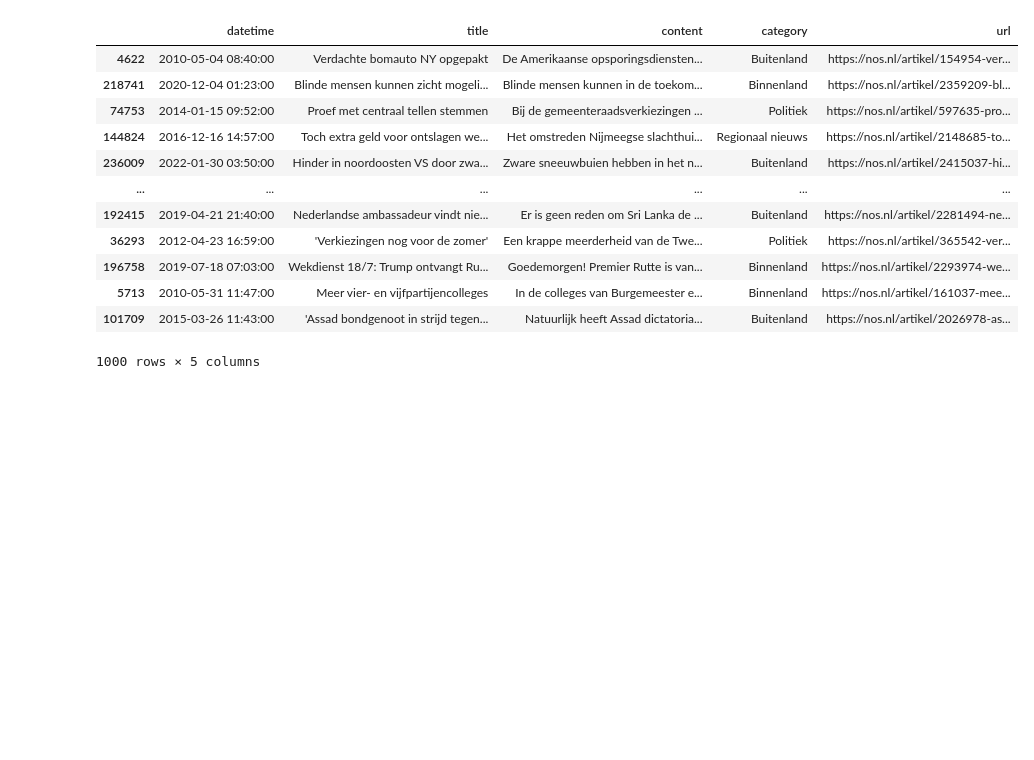
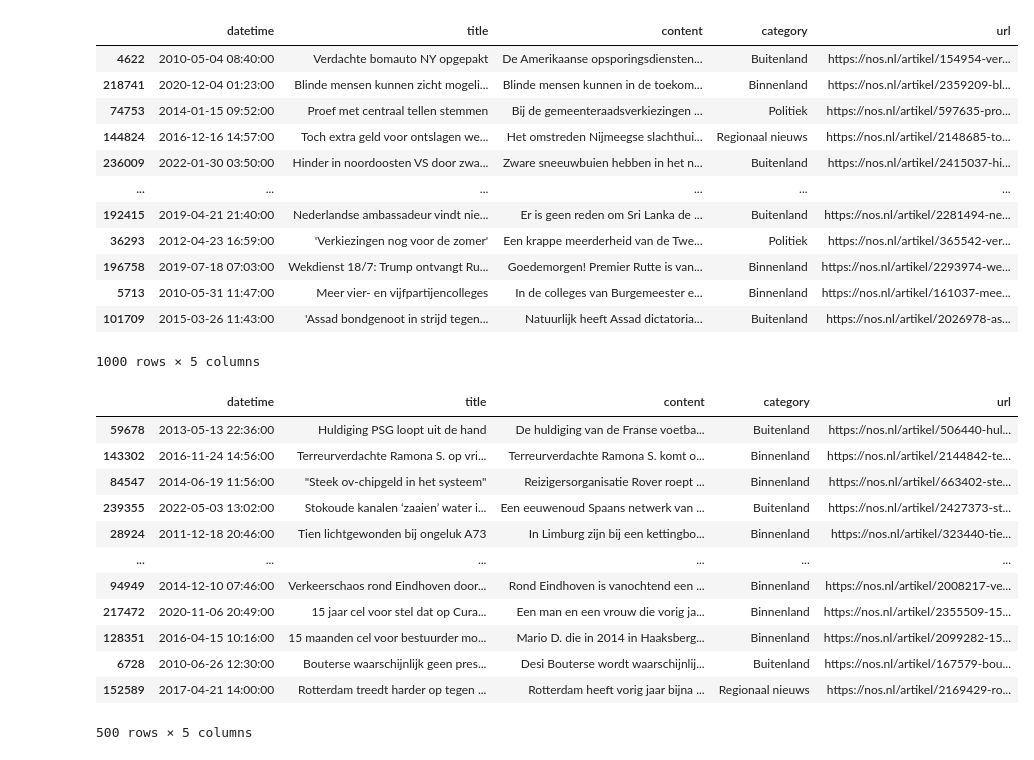
Before and after one commit to Jessay-Uni/scriptie_informatiekunde, a Jupyter notebook: dataset/selection.ipynb, the cells around one changed output. Saved outputs shown, nothing was run; the diff lists cells and outputs as text; code cells hidden in the pictures; blank space fills up the shorter version.

```diff
--- a/dataset/selection.ipynb
+++ b/dataset/selection.ipynb
@@ -40 +45,24 @@ sample_articles_df
 sample_articles_df.to_csv("dataset.csv")
+# %%
+# Removes sampled articles from full database
+articles_2_df = pandas.concat([articles_df, sample_articles_df, sample_articles_df]).drop_duplicates(keep=False)
+# %%
+# Samples 500 random articles, using a seed for reproducability
+# This second sample doesn't contain any article that was present in the first sample
+sample_articles_2_df = articles_2_df.sample(n=500, axis=0, random_state=420)
+
+sample_articles_2_df
+# %% [output]
+|  | datetime | title | content | category | url |
+| 59678 | 2013-05-13 22:36:00 | Huldiging PSG loopt uit de hand | De huldiging van de Franse voetba... | Buitenland | https://nos.nl/artikel/506440-hul... |
+| 143302 | 2016-11-24 14:56:00 | Terreurverdachte Ramona S. op vri... | Terreurverdachte Ramona S. komt o... | Binnenland | https://nos.nl/artikel/2144842-te... |
+| 84547 | 2014-06-19 11:56:00 | "Steek ov-chipgeld in het systeem" | Reizigersorganisatie Rover roept ... | Binnenland | https://nos.nl/artikel/663402-ste... |
+| 239355 | 2022-05-03 13:02:00 | Stokoude kanalen ‘zaaien’ water i... | Een eeuwenoud Spaans netwerk van ... | Buitenland | https://nos.nl/artikel/2427373-st... |
+| 28924 | 2011-12-18 20:46:00 | Tien lichtgewonden bij ongeluk A73 | In Limburg zijn bij een kettingbo... | Binnenland | https://nos.nl/artikel/323440-tie... |
+| ... | ... | ... | ... | ... | ... |
+| 94949 | 2014-12-10 07:46:00 | Verkeerschaos rond Eindhoven door... | Rond Eindhoven is vanochtend een ... | Binnenland | https://nos.nl/artikel/2008217-ve... |
+| 217472 | 2020-11-06 20:49:00 | 15 jaar cel voor stel dat op Cura... | Een man en een vrouw die vorig ja... | Binnenland | https://nos.nl/artikel/2355509-15... |
+| 128351 | 2016-04-15 10:16:00 | 15 maanden cel voor bestuurder mo... | Mario D. die in 2014 in Haaksberg... | Binnenland | https://nos.nl/artikel/2099282-15... |
+| 6728 | 2010-06-26 12:30:00 | Bouterse waarschijnlijk geen pres... | Desi Bouterse wordt waarschijnlij... | Buitenland | https://nos.nl/artikel/167579-bou... |
+| 152589 | 2017-04-21 14:00:00 | Rotterdam treedt harder op tegen ... | Rotterdam heeft vorig jaar bijna ... | Regionaal nieuws | https://nos.nl/artikel/2169429-ro... |
+500 rows × 5 columns
```
Also changed, not shown: parts of 8 cells of this notebook.
